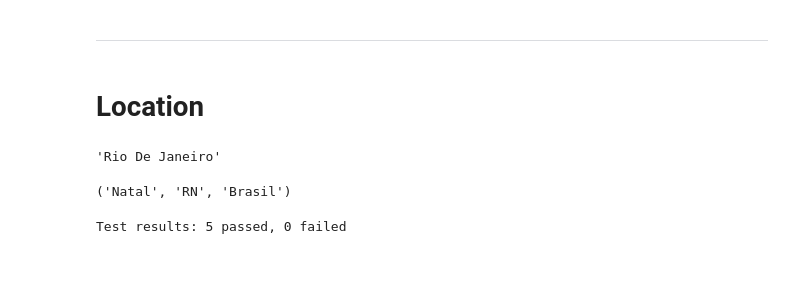
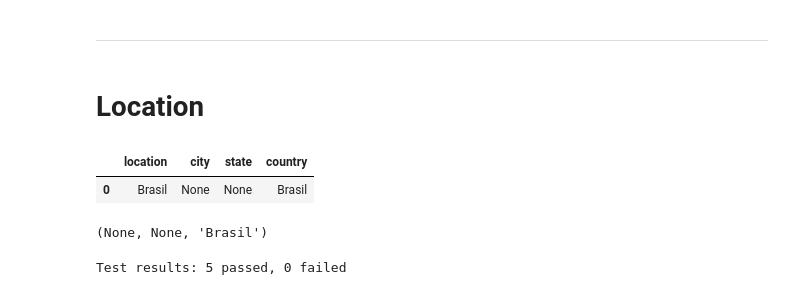
Before and after one commit to amaurineo/linkedin_jobs_analysis, a Jupyter notebook: notebooks/analysis_test_cases.ipynb, the cells around one changed output. Drawn from its saved outputs; the diff is of its cells as text; code cells hidden in the pictures; blank space fills up the shorter version.

```diff
--- a/notebooks/analysis_test_cases.ipynb
+++ b/notebooks/analysis_test_cases.ipynb
@@ -296,10 +296,6 @@ jobs_classified[jobs_classified['classified_job_title']=='Engenheiro de Dados'].
 ---
 # %% [markdown]
 # Location
-# %%
-'rio de janeiro'.title()
-# %% [output]
-'Rio De Janeiro'
 # %%
 import pandas as pd
 import re
@@ -349,6 +345,9 @@ def standardize_locations(df: pd.DataFrame, location_col: str = 'location') -> p
 
         location = str(location).strip()
 
+        if location.lower() in ['brasil']:
+            return (None, None, 'Brasil')
+
         if location in state_names or location in state_abbrevs:
             state_code = location if location in state_abbrevs else state_mapping.get(location)
             return (None, state_code, 'Brasil')
@@ -485,10 +484,17 @@ def extract_location(location):
         return (city_name, state_capitals.get(city_name), 'Brasil')
 
     return (city_name, None, 'Brasil')
+# %%
+dict_test = {'location': ['Brasil']}
+df = pd.DataFrame(dict_test)
+standardize_locations(df, 'location')
+# %% [output]
+|  | location | city | state | country |
+| 0 | Brasil | None | None | Brasil |
 # %%
-extract_location('Natal e Região')
+extract_location('Brasil')
 # %% [output]
-('Natal', 'RN', 'Brasil')
+(None, None, 'Brasil')
 # %%
 def test_location(test_cases):
     """Test function to verify classifier behavior"""
```
Also changed, not shown: 18 other files.
